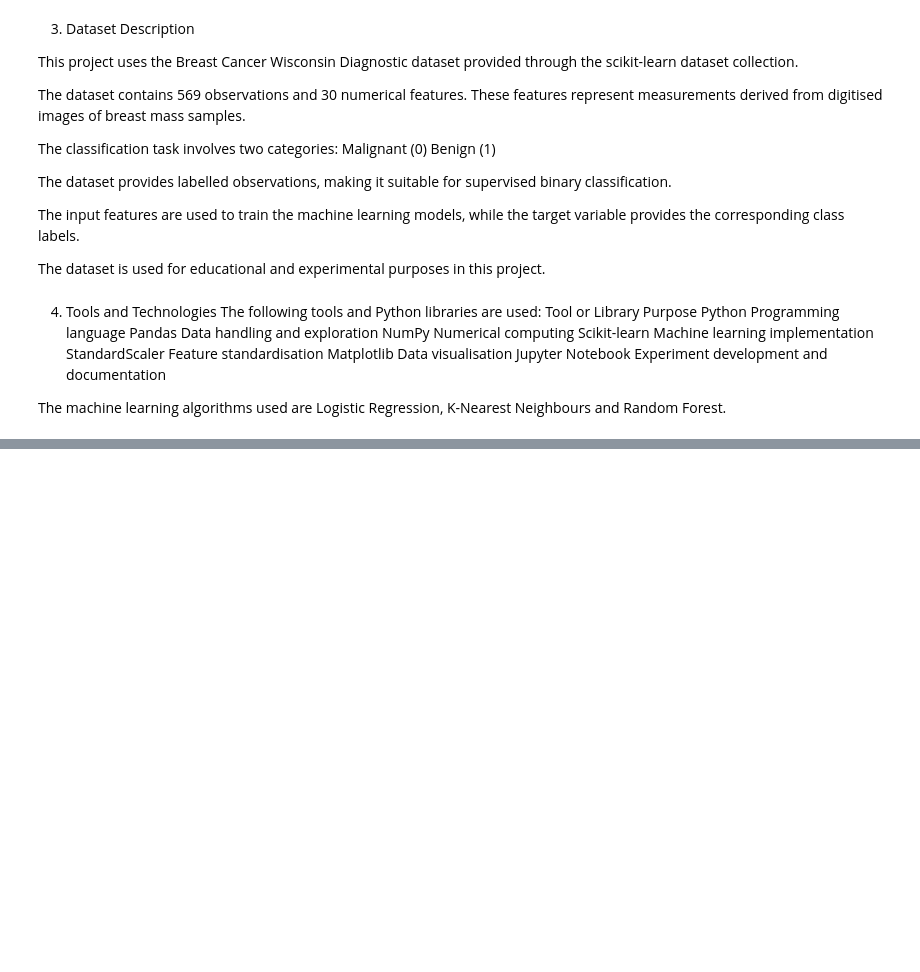
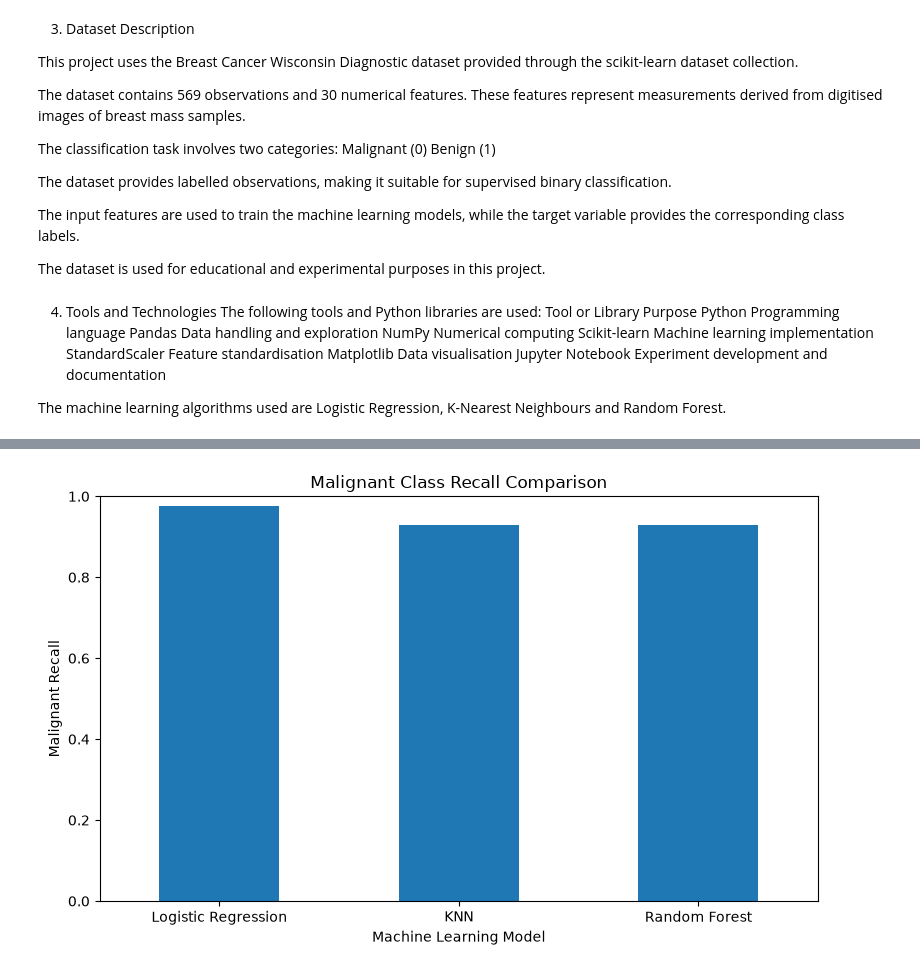
Before and after one commit to ikechukwudanielamaechi/Classical-ml-breast-cancer-classification, a Jupyter notebook: Notebooks/breast_cancer_classification.ipynb, the cells around one changed output, grey strips where cells are left out. Drawn from its saved outputs; the diff is of its cells as text; code cells hidden in the pictures; blank space fills up the shorter version.

```diff
--- a/Notebooks/breast_cancer_classification.ipynb
+++ b/Notebooks/breast_cancer_classification.ipynb
@@ -95,0 +415,16 @@ The machine learning algorithms used are Logistic Regression, K-Nearest Neighbou
+# %%
+results_df["Malignant Recall"].plot(
+    kind="bar",
+    figsize=(8, 5)
+)
+
+
+plt.title("Malignant Class Recall Comparison")
+plt.xlabel("Machine Learning Model")
+plt.ylabel("Malignant Recall")
+plt.ylim(0, 1)
+plt.xticks(rotation=0)
+plt.tight_layout()
+plt.show()
+# %% [output]
+[figure, added]
```
Also changed, not shown: parts of 21 cells of this notebook.
